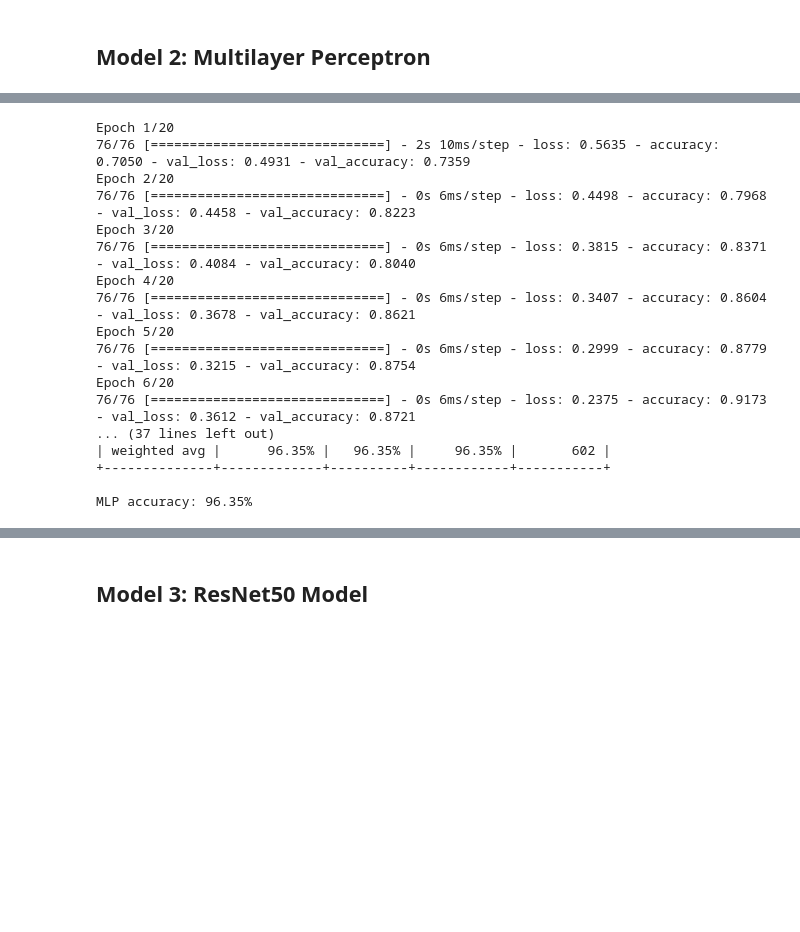
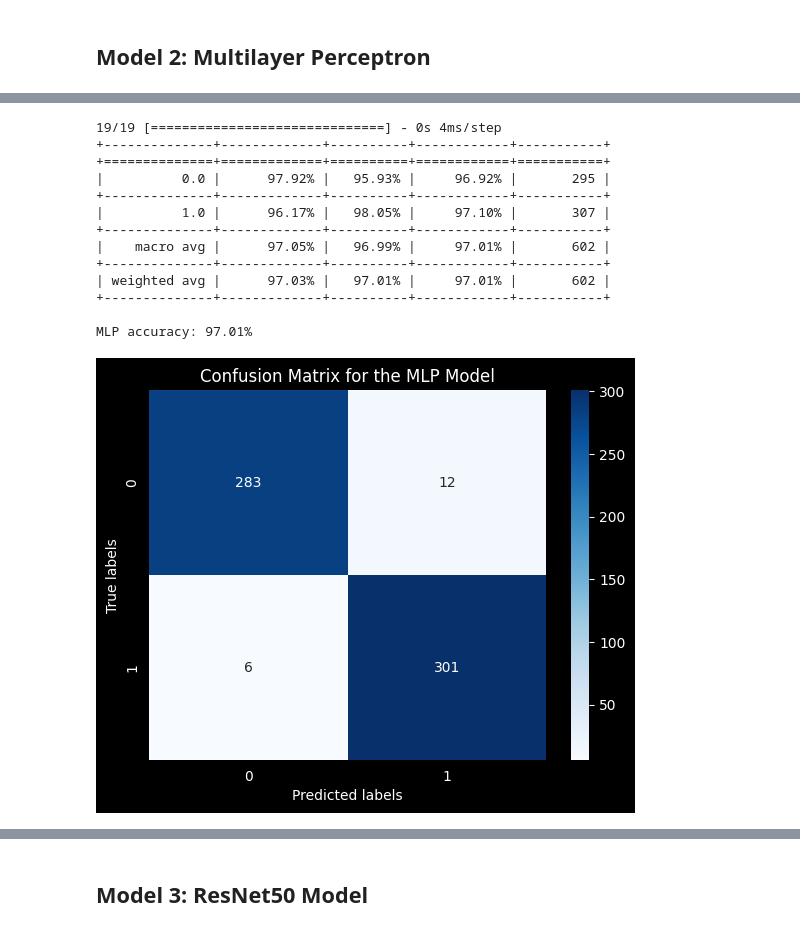
Before and after one commit to AliZ786/COMP-478, a Jupyter notebook: COMP478_Project.ipynb, the cells around one changed output, grey strips where cells are left out. Drawn from its saved outputs; the diff is of its cells as text; code cells hidden in the pictures; blank space fills up the shorter version.

```diff
--- a/COMP478_Project.ipynb
+++ b/COMP478_Project.ipynb
@@ -248,22 +315,4 @@ plt.show()
 # %%
-# Load and normalize the images
-X_train_norm = np.array(load_images(X_train))
-X_test_norm = np.array(load_images(X_test))
-
-# Define the model architecture
-model = Sequential([
-    Flatten(input_shape=(150, 150, 3)),
-    Dense(128, activation="relu"),
-    Dense(64, activation="relu"),
-    Dense(1, activation="sigmoid")
-])
-
-# Compile the model
-model.compile(optimizer="adam", loss="binary_crossentropy", metrics=["accuracy"])
-
-# Train the model for 20 epochs
-history = model.fit(X_train_norm, y_train, epochs=20, validation_data=(X_test_norm, y_test))
-
 # Generate predictions on the validation set
 y_pred = model.predict(X_test_norm)
 
@@ -286,23 +335,34 @@ print(report_table)
 accuracy = accuracy_score(y_test, y_pred_binary) * 100
 print(f"\nMLP accuracy: {accuracy:.2f}%")
 # %% [output]
-Epoch 1/20
-76/76 [==============================] - 2s 10ms/step - loss: 0.5635 - accuracy: 0.7050 - val_loss: 0.4931 - val_accuracy: 0.7359
-Epoch 2/20
-76/76 [==============================] - 0s 6ms/step - loss: 0.4498 - accuracy: 0.7968 - val_loss: 0.4458 - val_accuracy: 0.8223
-Epoch 3/20
-76/76 [==============================] - 0s 6ms/step - loss: 0.3815 - accuracy: 0.8371 - val_loss: 0.4084 - val_accuracy: 0.8040
-Epoch 4/20
-76/76 [==============================] - 0s 6ms/step - loss: 0.3407 - accuracy: 0.8604 - val_loss: 0.3678 - val_accuracy: 0.8621
-Epoch 5/20
-76/76 [==============================] - 0s 6ms/step - loss: 0.2999 - accuracy: 0.8779 - val_loss: 0.3215 - val_accuracy: 0.8754
-Epoch 6/20
-76/76 [==============================] - 0s 6ms/step - loss: 0.2375 - accuracy: 0.9173 - val_loss: 0.3612 - val_accuracy: 0.8721
-... (37 lines left out)
-| weighted avg |      96.35% |   96.35% |     96.35% |       602 |
+19/19 [==============================] - 0s 4ms/step
++--------------+-------------+----------+------------+-----------+
++==============+=============+==========+============+===========+
+|          0.0 |      97.92% |   95.93% |     96.92% |       295 |
++--------------+-------------+----------+------------+-----------+
+|          1.0 |      96.17% |   98.05% |     97.10% |       307 |
++--------------+-------------+----------+------------+-----------+
+|    macro avg |      97.05% |   96.99% |     97.01% |       602 |
++--------------+-------------+----------+------------+-----------+
+| weighted avg |      97.03% |   97.01% |     97.01% |       602 |
 +--------------+-------------+----------+------------+-----------+
 
-MLP accuracy: 96.35%
+MLP accuracy: 97.01%
+# %%
+# Create the confusion matrix
+cm = confusion_matrix(y_test, y_pred_binary)
+
+# Create a heatmap of the confusion matrix
+sns.heatmap(cm, annot=True, cmap="Blues", fmt="d")
+
+# Set the labels and title of the plot
+plt.xlabel("Predicted labels")
+plt.ylabel("True labels")
+plt.title("Confusion Matrix for the MLP Model")
+
+plt.show()
+# %% [output]
+[figure, added]
 # %%
 # plot the training loss and accuracy with dark background and dark plot
 plt.style.use("dark_background")
```
Also changed, not shown: parts of 11 cells of this notebook.
